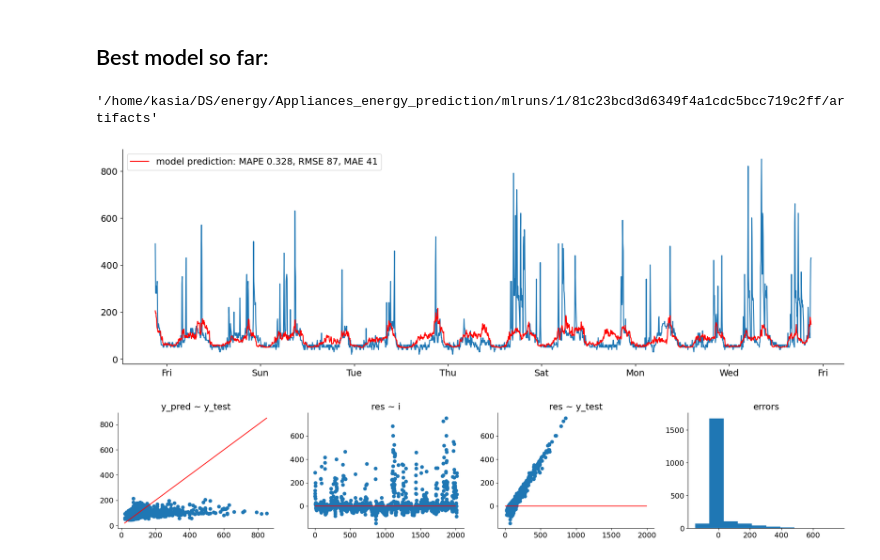
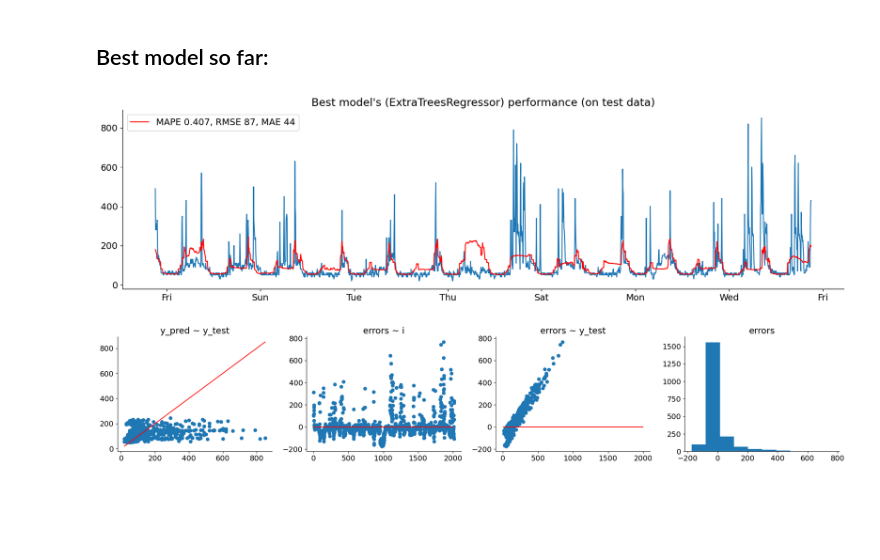
Before and after one commit to k-katarzyna/Appliances_Energy_Prediction, a Jupyter notebook: Appliances_energy_prediction/1_experiments.ipynb, the cells around one changed output. Saved outputs shown, nothing was run; the diff lists cells and outputs as text; code cells hidden in the pictures; blank space fills up the shorter version.

```diff
--- a/Appliances_energy_prediction/1_experiments.ipynb
+++ b/Appliances_energy_prediction/1_experiments.ipynb
@@ -100,0 +164,2 @@ mlflow.set_experiment("Initial experiments")
+# %%
+X_train_lin.shape, preprocessor.fit_transform(X_train_lin).shape
@@ -313,4 +401,0 @@ conn.close()
-# %%
-artifact_uri
-# %% [output]
-'/home/kasia/DS/energy/Appliances_energy_prediction/mlruns/1/81c23bcd3d6349f4a1cdc5bcc719c2ff/artifacts'
@@ -319,5 +402,23 @@ loaded_model = load("mlruns/1/81c23bcd3d6349f4a1cdc5bcc719c2ff/artifacts/XGBRegr
-# %%
-evaluate_model(X_train, X_test, y_train, y_test, loaded_model)
-# %% [output]
-[figure, removed]
-[figure, removed]
+# %%
+conn = sqlite3.connect("mlruns.db")
+
+artifact_uri = pd.read_sql(
+    """
+    SELECT artifact_uri
+    FROM runs
+    JOIN metrics ON metrics.run_uuid = runs.run_uuid
+    WHERE key = 'best_rmse'
+    ORDER BY value ASC
+    LIMIT 1
+    """,
+    conn
+).iloc[0, 0]
+
+conn.close()
+# %%
+loaded_model = mlflow.sklearn.load_model(artifact_uri)
+
+evaluate_model(X_test_tree, y_test, loaded_model)
+# %% [output]
+[figure, added]
+[figure, added]
```
Also changed, not shown: parts of 25 cells of this notebook, 2 other files.
